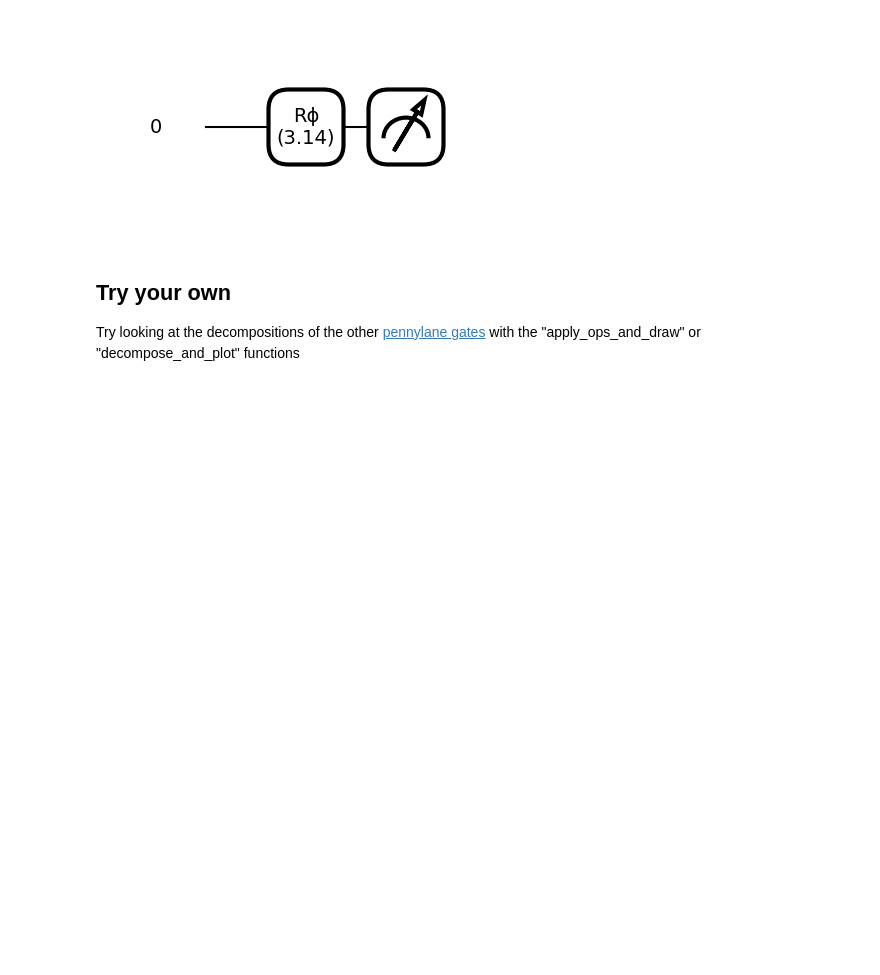
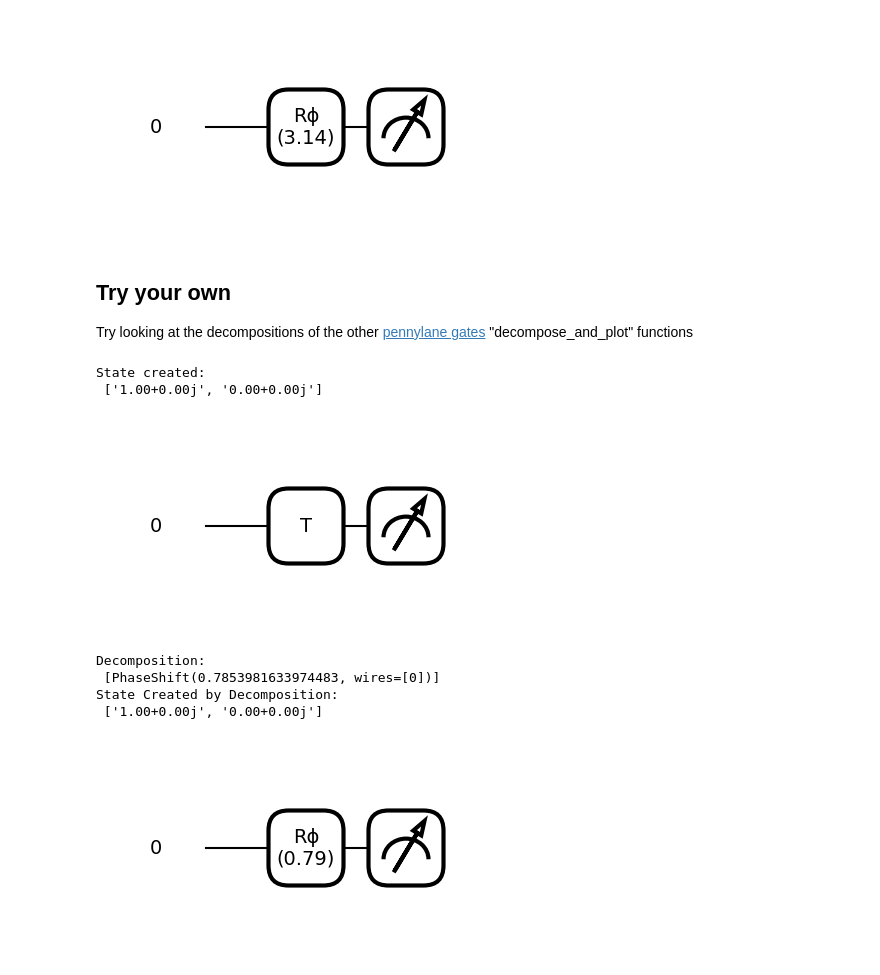
Before and after one commit to MPSLab-ASU/QML-Tutorials, a Jupyter notebook: Week1/Lecture2_1.ipynb, the cells around one changed output. Saved outputs shown, nothing was run; the diff lists cells and outputs as text; code cells hidden in the pictures; blank space fills up the shorter version.

```diff
--- a/Week1/Lecture2_1.ipynb
+++ b/Week1/Lecture2_1.ipynb
@@ -78,4 +78,4 @@ State Created by Decomposition:
 [figure]
 # %% [markdown]
 ## Try your own
-Try looking at the decompositions of the other [pennylane gates](https://docs.pennylane.ai/en/stable/introduction/operations.html#non-parametrized-gates) with the "apply_ops_and_draw" or "decompose_and_plot" functions
+Try looking at the decompositions of the other [pennylane gates](https://docs.pennylane.ai/en/stable/introduction/operations.html#non-parametrized-gates) "decompose_and_plot" functions
@@ -84,2 +82,12 @@ from utils import apply_ops_and_draw
 # %%
 #Insert code here
+decompose_and_plot(qml.T)
+# %% [output]
+State created:
+ ['1.00+0.00j', '0.00+0.00j']
+[figure, added]
+Decomposition:
+ [PhaseShift(0.7853981633974483, wires=[0])]
+State Created by Decomposition:
+ ['1.00+0.00j', '0.00+0.00j']
+[figure, added]
```
Also changed, not shown: parts of 1 cell of this notebook.
